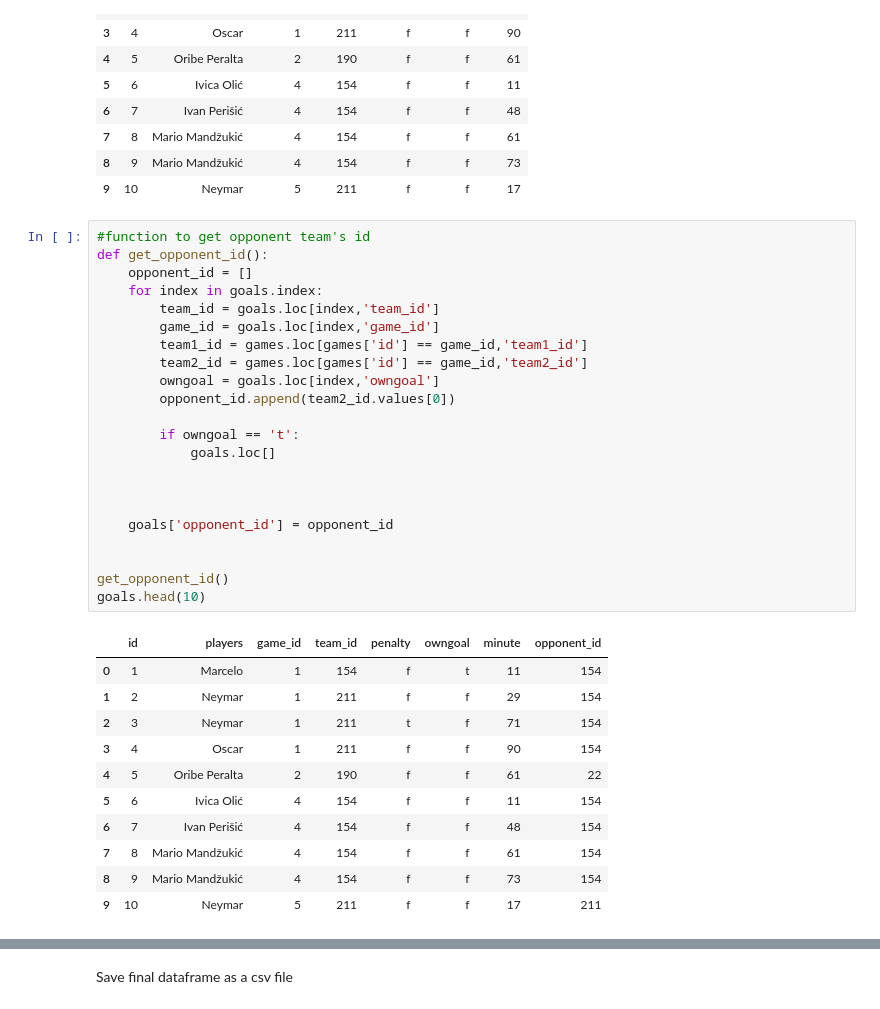
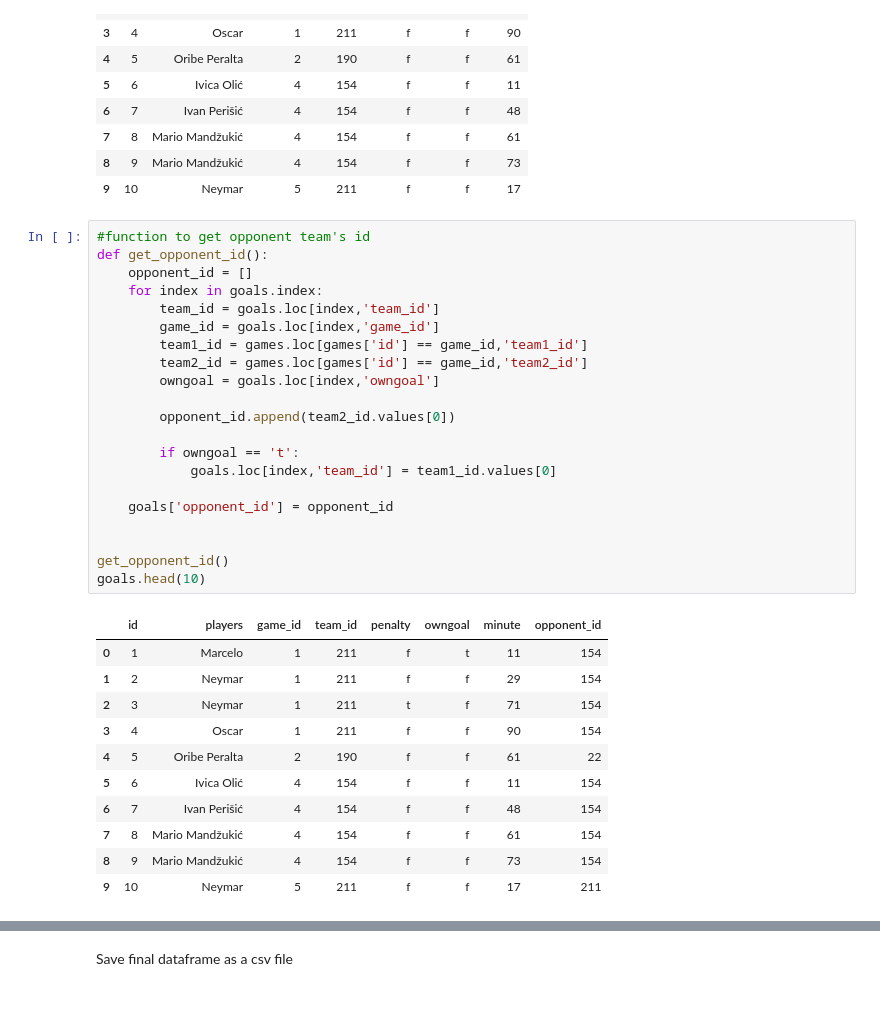
Before and after one commit to gitSuyash/Fifa-ETL, a Jupyter notebook: load_data.ipynb, the cells around one changed output, grey strips where cells are left out. Cells and saved outputs as stored; diff of their text form.

```diff
--- a/load_data.ipynb
+++ b/load_data.ipynb
@@ -60,28 +57,27 @@ goals.head(10)
 # %%
 #function to get opponent team's id
 def get_opponent_id():
     opponent_id = []
     for index in goals.index:
         team_id = goals.loc[index,'team_id']
         game_id = goals.loc[index,'game_id']
         team1_id = games.loc[games['id'] == game_id,'team1_id']
         team2_id = games.loc[games['id'] == game_id,'team2_id']
         owngoal = goals.loc[index,'owngoal']
+
         opponent_id.append(team2_id.values[0])
 
         if owngoal == 't':
-            goals.loc[]
-
-
+            goals.loc[index,'team_id'] = team1_id.values[0]
 
     goals['opponent_id'] = opponent_id
 
 
 get_opponent_id()
 goals.head(10)
 # %% [output]
 |  | id | players | game_id | team_id | penalty | owngoal | minute | opponent_id |
-| 0 | 1 | Marcelo | 1 | 154 | f | t | 11 | 154 |
+| 0 | 1 | Marcelo | 1 | 211 | f | t | 11 | 154 |
 | 1 | 2 | Neymar | 1 | 211 | f | f | 29 | 154 |
 | 2 | 3 | Neymar | 1 | 211 | t | f | 71 | 154 |
 | 3 | 4 | Oscar | 1 | 211 | f | f | 90 | 154 |
```
Also changed, not shown: parts of 7 cells of this notebook.
